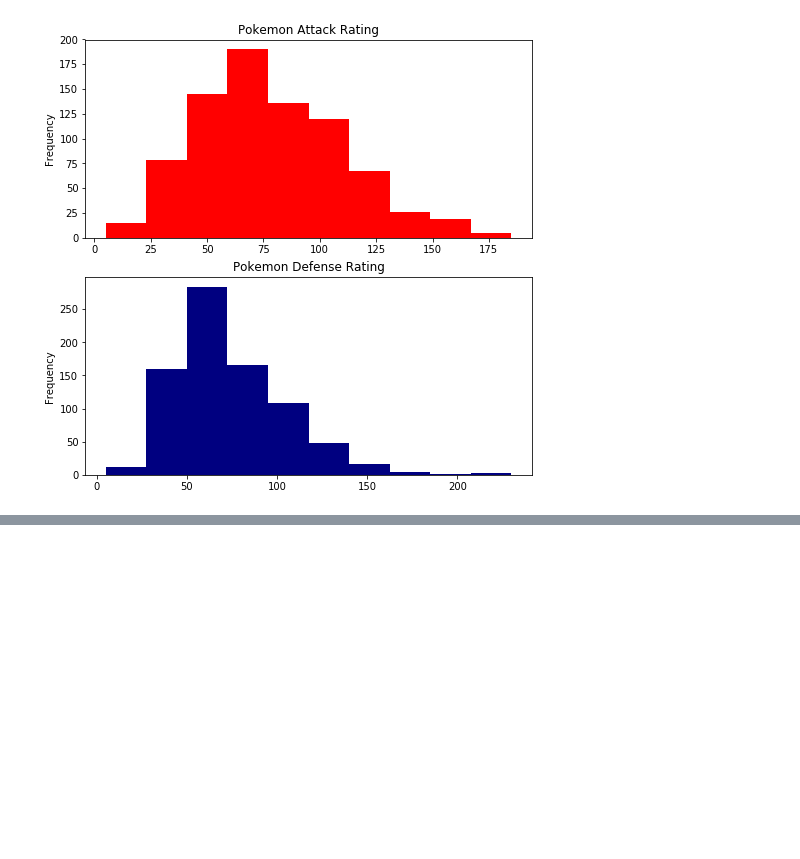
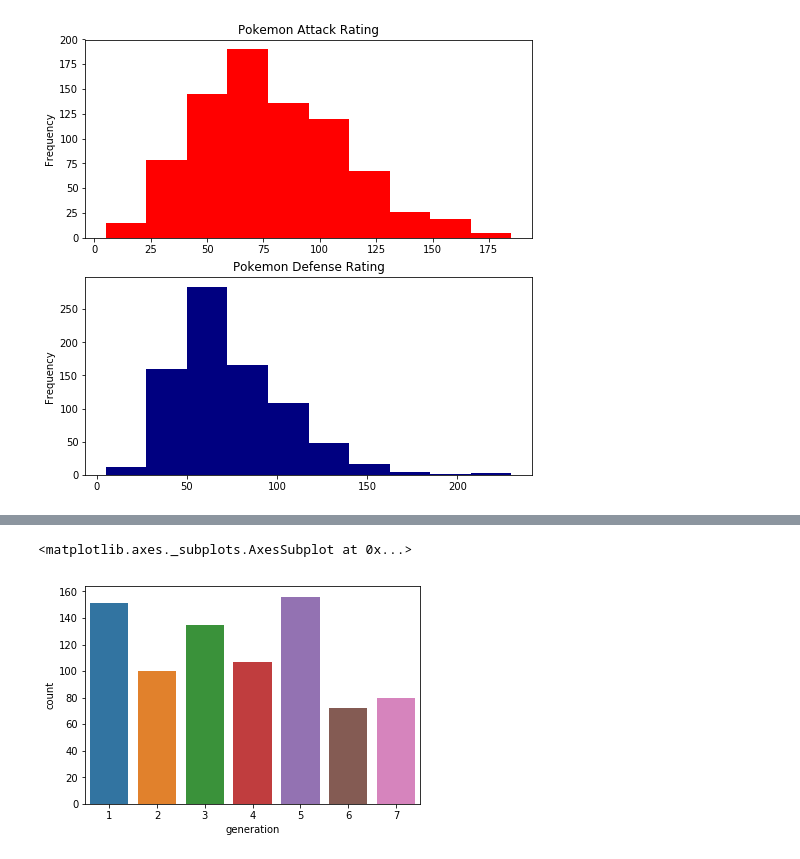
Before and after one commit to StefanIsaksson/learning-pandas, a Jupyter notebook: pokemon/Pokemon.ipynb, the cells around one changed output, grey strips where cells are left out. Saved outputs shown, nothing was run; the diff lists cells and outputs as text; code cells hidden in the pictures; blank space fills up the shorter version.

Commit message:
Added seaborn plots

```diff
--- a/pokemon/Pokemon.ipynb
+++ b/pokemon/Pokemon.ipynb
@@ -172,0 +177,5 @@ pokemon['defense'].plot.hist(
+# %%
+sns.countplot(pokemon['generation'])
+# %% [output]
+<matplotlib.axes._subplots.AxesSubplot at 0x...>
+[figure, added]
```
Also changed, not shown: parts of 4 cells of this notebook, 1 other file.
